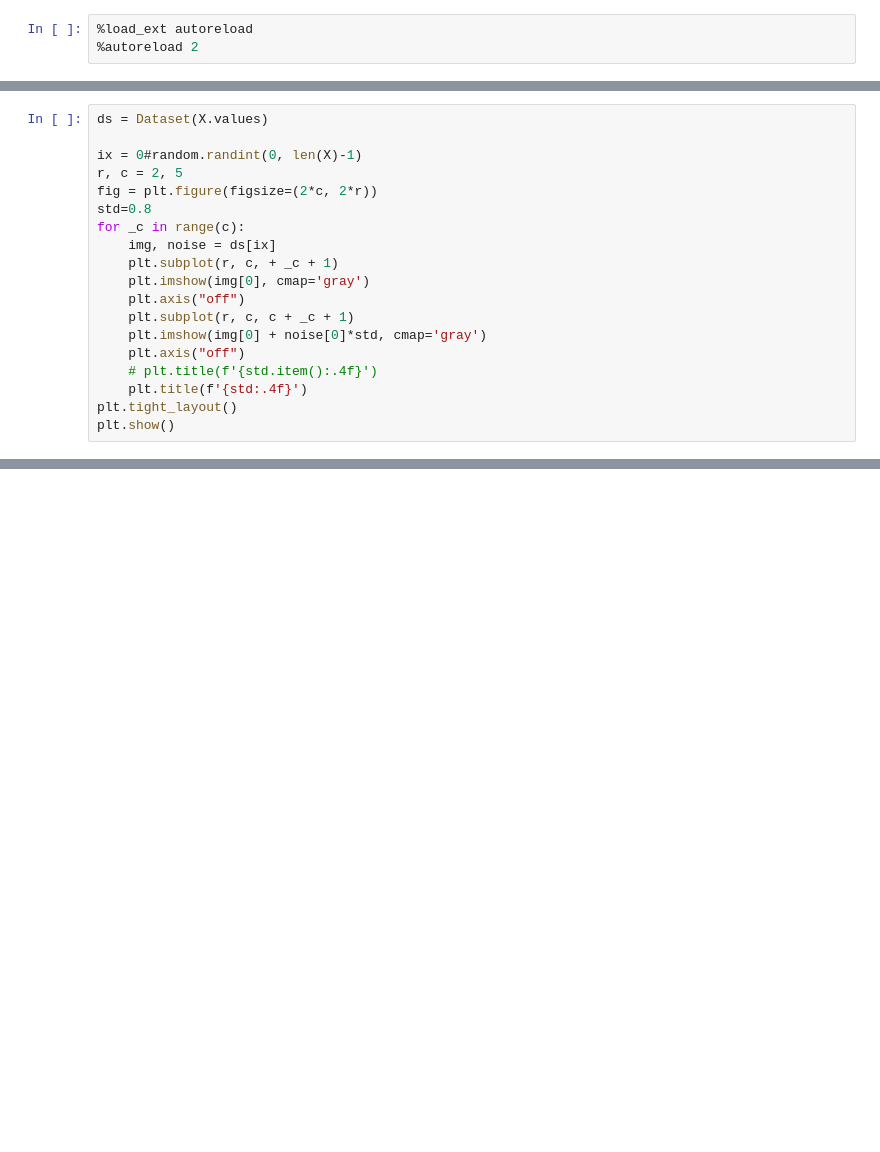
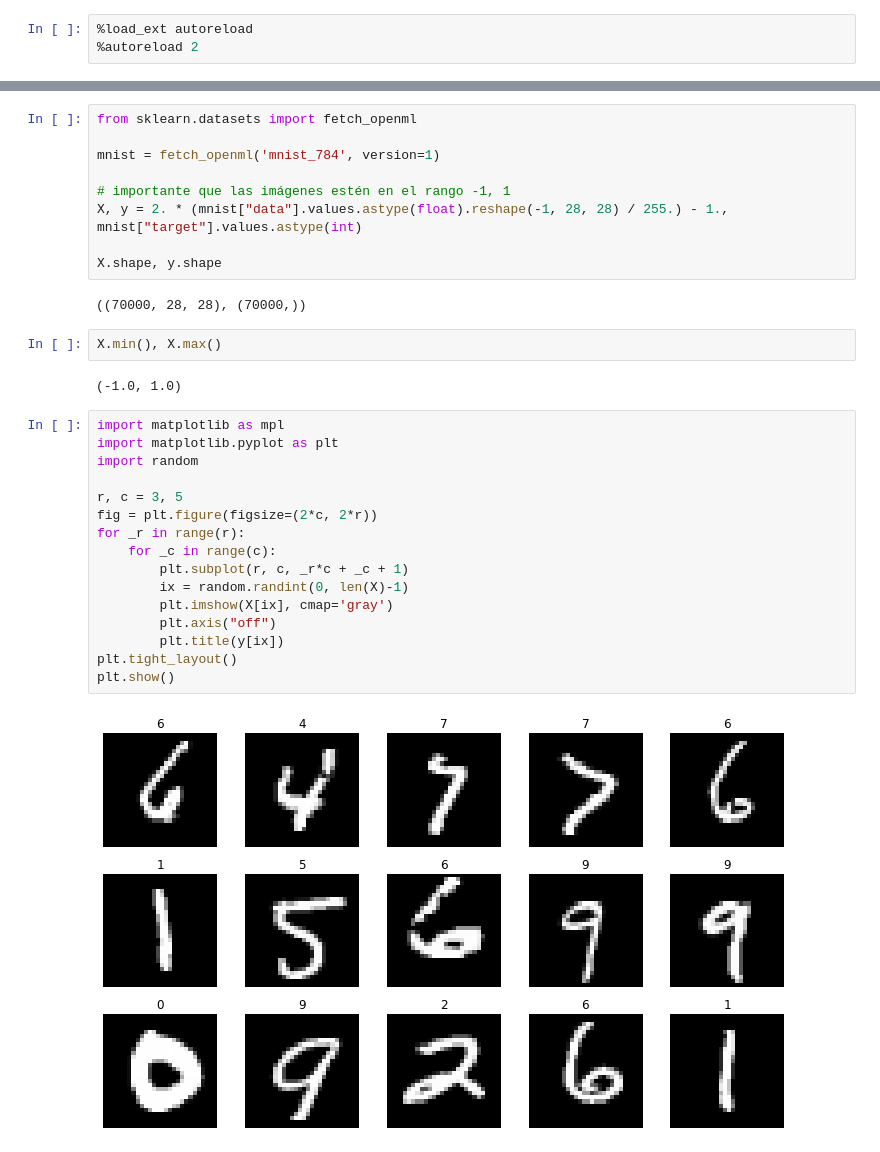
Before and after one commit to juansensio/blog, a Jupyter notebook: 112_sd_scratch_1/112_sd_scratch_1.ipynb, the cells around one changed output, grey strips where cells are left out. Saved outputs shown, nothing was run; the diff lists cells and outputs as text; blank space fills up the shorter version.

```diff
--- a/112_sd_scratch_1/112_sd_scratch_1.ipynb
+++ b/112_sd_scratch_1/112_sd_scratch_1.ipynb
@@ -66,19 +3,0 @@ class Dataset(torch.utils.data.Dataset):
-# %%
-ds = Dataset(X.values)
-
-ix = 0#random.randint(0, len(X)-1)
-r, c = 2, 5
-fig = plt.figure(figsize=(2*c, 2*r))
-std=0.8
-for _c in range(c):
-	img, noise = ds[ix]
-	plt.subplot(r, c, + _c + 1)
-	plt.imshow(img[0], cmap='gray')
-	plt.axis("off")
-	plt.subplot(r, c, c + _c + 1)
-	plt.imshow(img[0] + noise[0]*std, cmap='gray')
-	plt.axis("off")
-	# plt.title(f'{std.item():.4f}')
-	plt.title(f'{std:.4f}')
-plt.tight_layout()
-plt.show()
@@ -157,0 +16,33 @@ Problemas:
+# %%
+from sklearn.datasets import fetch_openml
+
+mnist = fetch_openml('mnist_784', version=1)
+
+# importante que las imágenes estén en el rango -1, 1
+X, y = 2. * (mnist["data"].values.astype(float).reshape(-1, 28, 28) / 255.) - 1., mnist["target"].values.astype(int)
+
+X.shape, y.shape
+# %% [output]
+((70000, 28, 28), (70000,))
+# %%
+X.min(), X.max()
+# %% [output]
+(-1.0, 1.0)
+# %%
+import matplotlib as mpl
+import matplotlib.pyplot as plt
+import random
+
+r, c = 3, 5
+fig = plt.figure(figsize=(2*c, 2*r))
+for _r in range(r):
+    for _c in range(c):
+        plt.subplot(r, c, _r*c + _c + 1)
+        ix = random.randint(0, len(X)-1)
+        plt.imshow(X[ix], cmap='gray')
+        plt.axis("off")
+        plt.title(y[ix])
+plt.tight_layout()
+plt.show()
+# %% [output]
+[figure, added]
```
Also changed, not shown: parts of 38 cells of this notebook, 1 other file.
